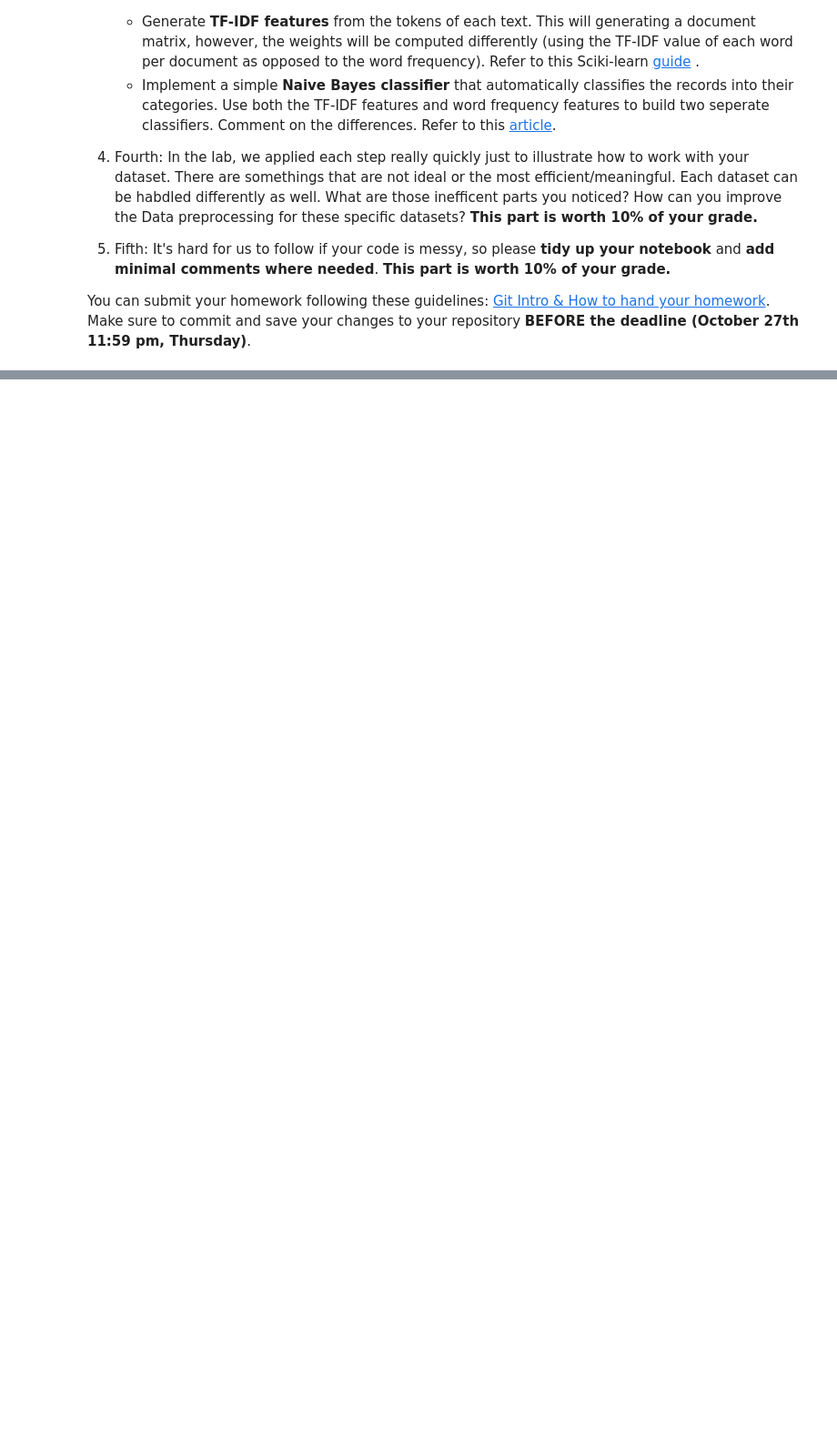
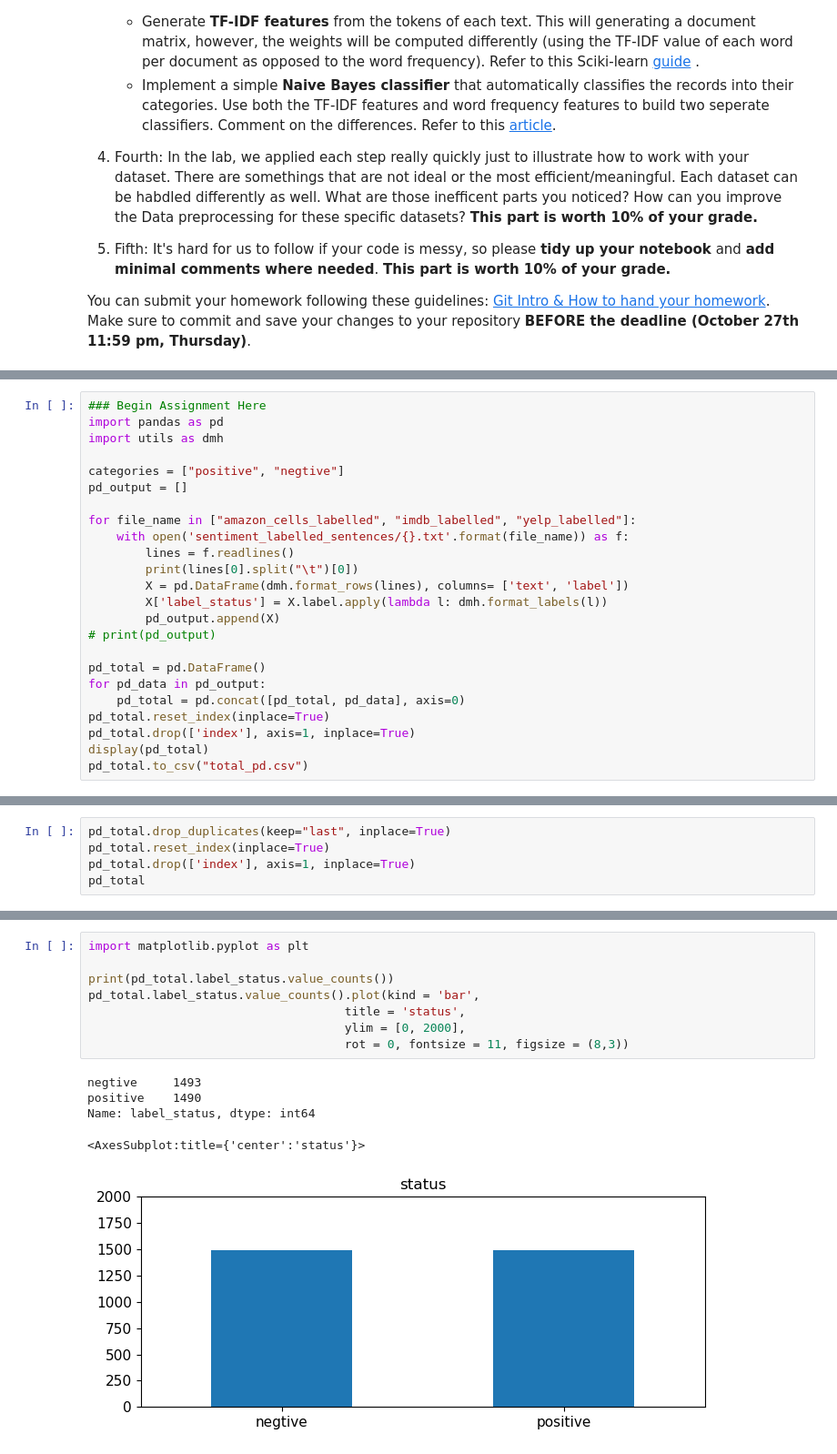
Before and after one commit to ansonlin3578/DM2023-Lab1-Master, a Jupyter notebook: Homework/DM2023-Lab1-Homework.ipynb, the cells around one changed output, grey strips where cells are left out. Shown: that part at 91% size. Cells and saved outputs as stored; diff of their text form; blank space fills up the shorter version.

```diff
--- a/Homework/DM2023-Lab1-Homework.ipynb
+++ b/Homework/DM2023-Lab1-Homework.ipynb
@@ -35,0 +36,24 @@ You can submit your homework following these guidelines: [Git Intro & How to han
+# %%
+### Begin Assignment Here
+import pandas as pd
+import utils as dmh
+
+categories = ["positive", "negtive"]
+pd_output = []
+
+for file_name in ["amazon_cells_labelled", "imdb_labelled", "yelp_labelled"]:
+    with open('sentiment_labelled_sentences/{}.txt'.format(file_name)) as f:
+        lines = f.readlines()
+        print(lines[0].split("\t")[0])
+        X = pd.DataFrame(dmh.format_rows(lines), columns= ['text', 'label'])
+        X['label_status'] = X.label.apply(lambda l: dmh.format_labels(l))
+        pd_output.append(X)
+# print(pd_output)
+
+pd_total = pd.DataFrame()
+for pd_data in pd_output:
+    pd_total = pd.concat([pd_total, pd_data], axis=0)
+pd_total.reset_index(inplace=True)
+pd_total.drop(['index'], axis=1, inplace=True)
+display(pd_total)
+pd_total.to_csv("total_pd.csv")
@@ -35,0 +146,5 @@ You can submit your homework following these guidelines: [Git Intro & How to han
+# %%
+pd_total.drop_duplicates(keep="last", inplace=True)
+pd_total.reset_index(inplace=True)
+pd_total.drop(['index'], axis=1, inplace=True)
+pd_total
@@ -35,0 +165,14 @@ You can submit your homework following these guidelines: [Git Intro & How to han
+# %%
+import matplotlib.pyplot as plt
+
+print(pd_total.label_status.value_counts())
+pd_total.label_status.value_counts().plot(kind = 'bar',
+                                    title = 'status',
+                                    ylim = [0, 2000],
+                                    rot = 0, fontsize = 11, figsize = (8,3))
+# %% [output]
+negtive     1493
+positive    1490
+Name: label_status, dtype: int64
+<AxesSubplot:title={'center':'status'}>
+[figure, added]
```
Also changed, not shown: parts of 30 cells of this notebook, 8 other files.
